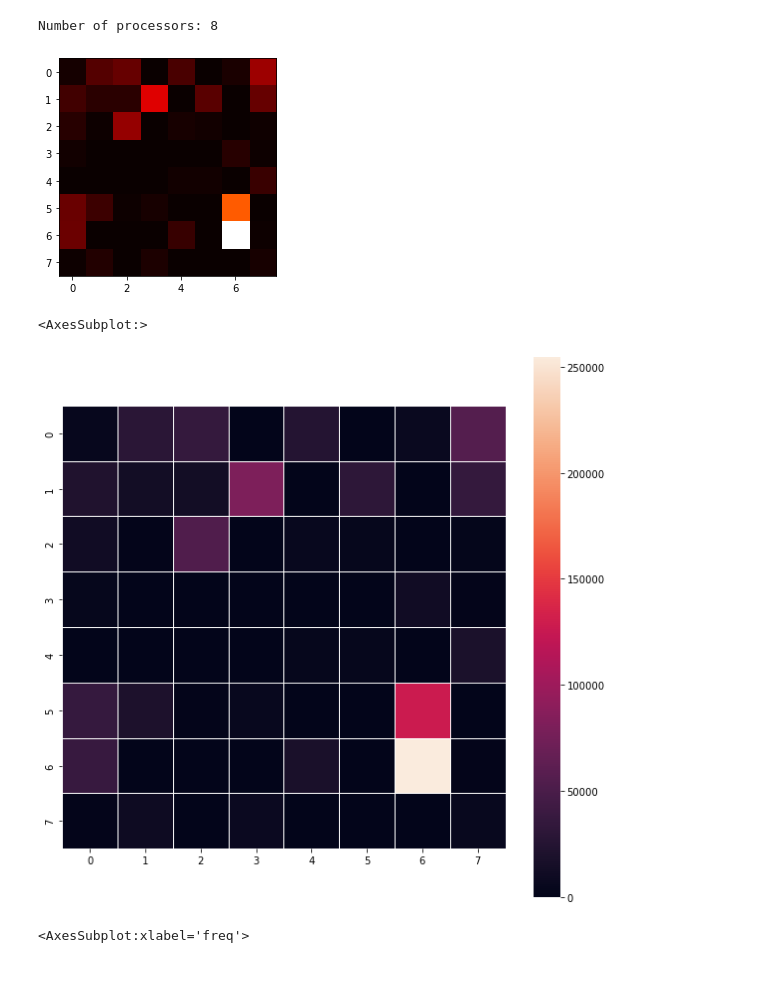
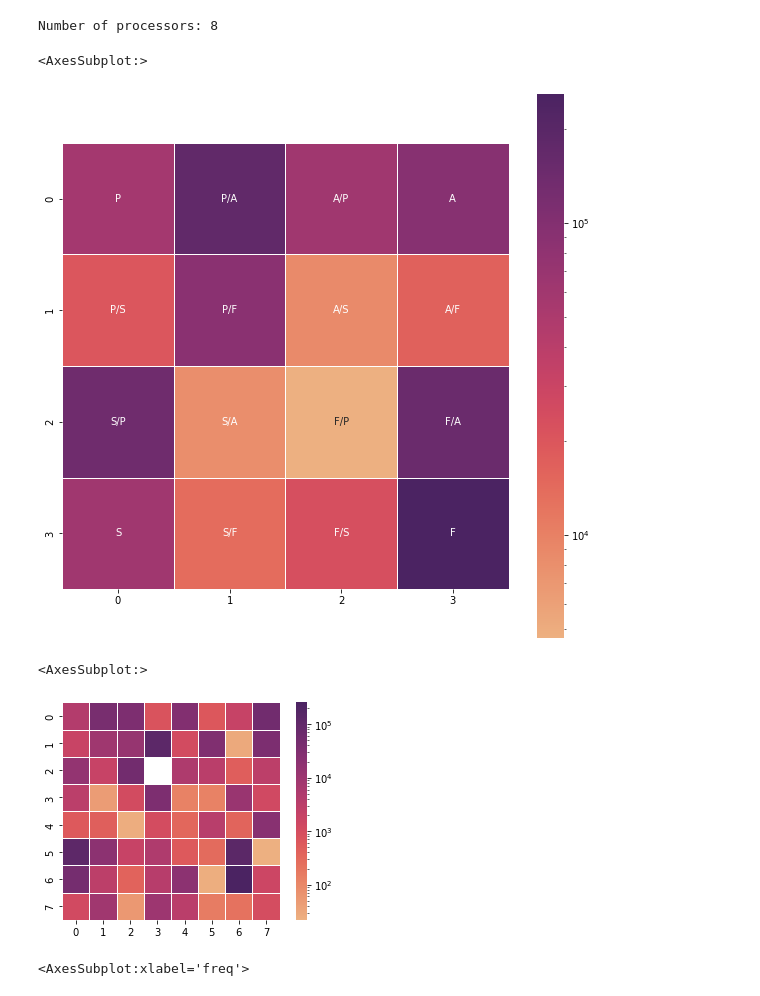
Before and after one commit to sharasivam/stellenanzeigen, a Jupyter notebook: main.ipynb, the cells around one changed output. Saved outputs shown, nothing was run; the diff lists cells and outputs as text; code cells hidden in the pictures.

```diff
--- a/main.ipynb
+++ b/main.ipynb
@@ -22,9 +23,10 @@ from fuzzywuzzy import fuzz
 # Loading synonyms into a dataframe
 kode = pd.read_excel("kode_data.xlsx", header=1)
 
-# Keep one of the df commented
+# Keep one of the df commented:
+
 # Reading full dataset into dataframe
-# df = pd.read_csv('jobs.csv', encoding='UTF-8')
+df = pd.read_csv('jobs.csv', encoding='UTF-8')
 
 # Reading sample dataset into dataframe
-df = pd.read_excel("jobs_sample.xlsx")
+# df = pd.read_excel("jobs_sample.xlsx")
@@ -120,6 +171,7 @@ def synsyn(wcnt):
 
 d = synsyn(wcnt)
 # %%
+arr = np.zeros(shape=(8,8))
 for i in r64:
     x,y = literal_eval(kode['coord'][i])
     arr[x-1][y-1] = d[i]
@@ -171,18 +212,38 @@ import multiprocessing as mp
 print("Number of processors:", mp.cpu_count())
 # %% [output]
 Number of processors: 8
-# %%
-plt.imshow(arr, cmap='hot', interpolation='nearest')
-plt.show()
-# %% [output]
-[figure, removed]
+# %%
+import seaborn as sns
+plt.figure(figsize=(10,10))
+
+def coarser(arra):
+    cache = []
+    result = []
+    for j in range(8):
+        cache.append([arra[j][i]+arra[j][i+1] for i in range(0, 8, 2)])
+
+    for n in range(0, 8, 2):
+        result.append([sum(k) for k in zip(cache[n], cache[n+1])])
+
+    return np.array(result)
+
+goho = coarser(arr)
+labels = np.array(
+    [['P', 'P/A', 'A/P', 'A'],
+    ['P/S', 'P/F', 'A/S', 'A/F'],
+    ['S/P', 'S/A', 'F/P', 'F/A'],
+    ['S', 'S/F', 'F/S', 'F']])
+
+sns.heatmap(goho, annot=labels, fmt = '', linewidths=1, linecolor='w', square=True, norm=LogNorm(), cmap='flare')
+# %% [output]
+<AxesSubplot:>
+[figure, added]
 # %%
-import seaborn as sns
-plt.figure(figsize=(10,10))
-sns.heatmap(arr, linewidths=1, linecolor='w', square=True)
+
+sns.heatmap(arr, linewidths=1, linecolor='w', square=True, norm=LogNorm(), cmap='flare')
 # %% [output]
 <AxesSubplot:>
-[figure, old version]
+[figure, new version]
 # %%
 arrdf = pd.DataFrame(arr.flatten(), columns=['freq'])
 
```
Also changed, not shown: parts of 8 cells of this notebook, 4 other files.
